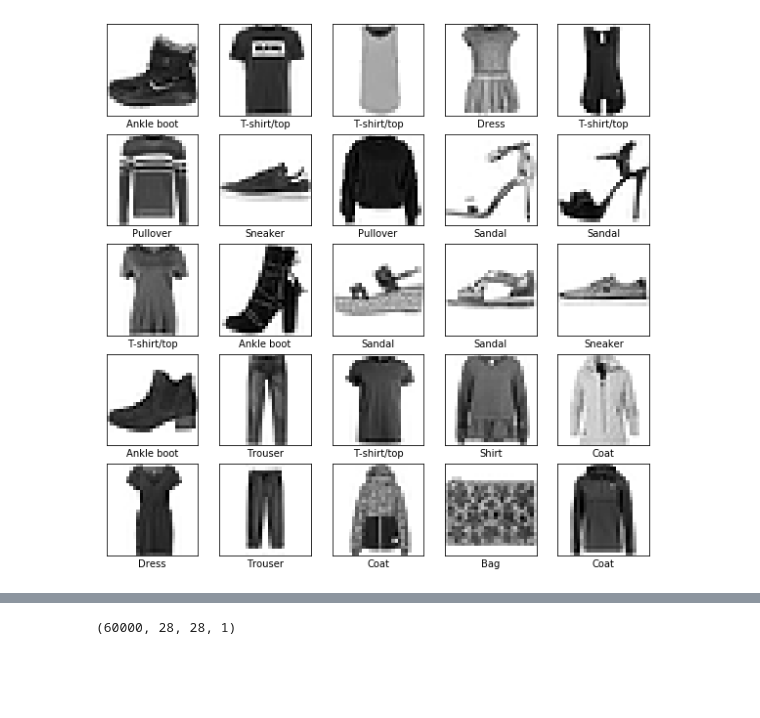
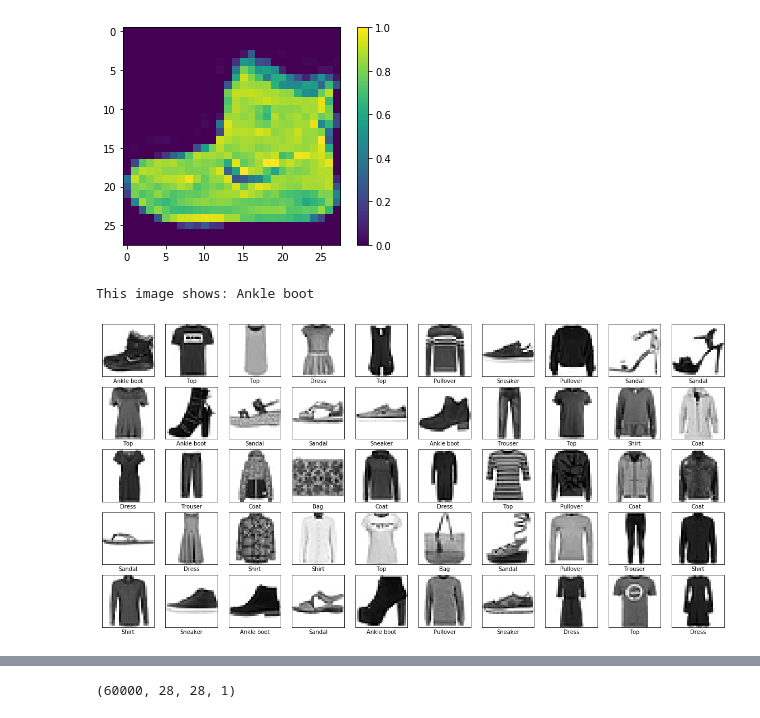
Before and after one commit to Lukas-Justen/Machine-Learning-Tutorials, a Jupyter notebook: 01_MNIST/Exploration.ipynb, the cells around one changed output, grey strips where cells are left out. Cells and saved outputs as stored; diff of their text form; code cells hidden in the pictures; blank space fills up the shorter version.

```diff
--- a/01_MNIST/Exploration.ipynb
+++ b/01_MNIST/Exploration.ipynb
@@ -6,5 +20,4 @@ import matplotlib.pyplot as plt
 fashion_mnist = keras.datasets.fashion_mnist
 (train_images, train_labels), (test_images, test_labels) = fashion_mnist.load_data()
 # %%
-class_names = ['T-shirt/top', 'Trouser', 'Pullover', 'Dress', 'Coat',
-               'Sandal', 'Shirt', 'Sneaker', 'Bag', 'Ankle boot']
+class_names = ['Top','Trouser','Pullover','Dress','Coat','Sandal','Shirt','Sneaker','Bag','Ankle boot']
@@ -22,11 +32,21 @@ test_images = test_images / 255
+# %%
+plt.figure()
+plt.imshow(train_images[0])
+plt.colorbar()
+plt.grid(False)
+plt.show()
+print("This image shows:", class_names[train_labels[0]])
+# %% [output]
+[figure, added]
+This image shows: Ankle boot
 # %%
-plt.figure(figsize=(10,10))
-for i in range(25):
-    plt.subplot(5,5,i+1)
+plt.figure(figsize=(20,10))
+for i in range(50):
+    plt.subplot(5,10,i+1)
     plt.xticks([])
     plt.yticks([])
     plt.imshow(train_images[i],cmap=plt.cm.binary)
     plt.xlabel(class_names[train_labels[i]])
 plt.show()
 # %% [output]
-[figure, old version]
+[figure, new version]
```
Also changed, not shown: parts of 16 cells of this notebook.
